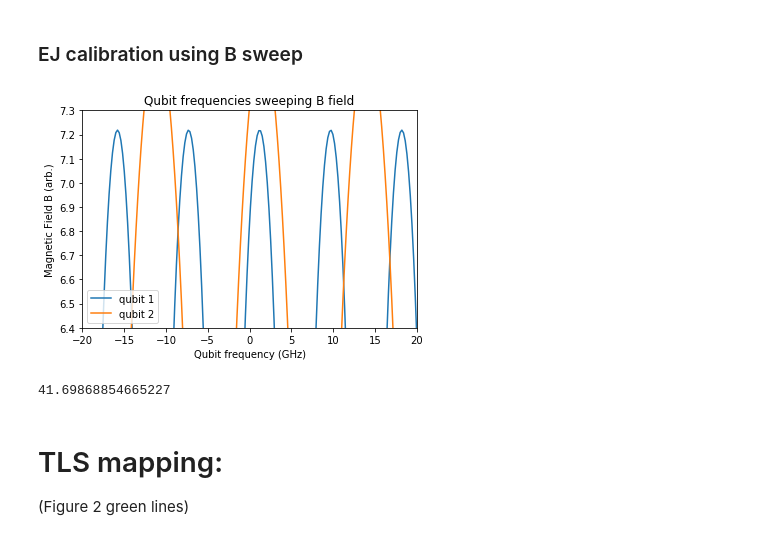
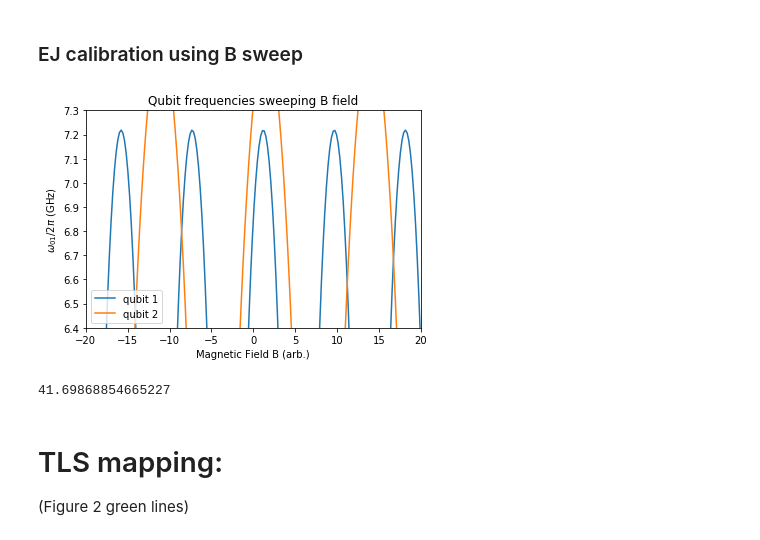
Before and after one commit to conniemiao/ele456_s2020, a Jupyter notebook: bishop_analysis.ipynb, the cells around one changed output. Cells and saved outputs as stored; diff of their text form; code cells hidden in the pictures.

```diff
--- a/bishop_analysis.ipynb
+++ b/bishop_analysis.ipynb
@@ -190,35 +135,37 @@ def projN(N, nkets, jkets):
 # Simple Josephson junction EJ calculation
 def getEJ(B, EJ_max, C, phi):
     return EJ_max*np.abs(np.cos(C*(B-phi)))
 arrB = np.linspace(-20, 20, num=200)
 
 EJ_max_q = [EJ_init/0.92, EJ_init/0.72]
 C_q = [0.37, 0.25]
 EJphi_q = [1.2, 1.5]
 
 arrW01_1 = []
 arrW01_2 = []
 
 for B in arrB:
     arrW01_1.append(getWij_full(0, 1, EC_q[0], getEJ(B, EJ_max_q[0], C_q[0], EJphi_q[0])))
     arrW01_2.append(getWij_full(0, 1, EC_q[1], getEJ(B, EJ_max_q[1], C_q[1], EJphi_q[1])))
 arrW01_1 = np.asarray(arrW01_1)
 arrW01_2 = np.asarray(arrW01_2)
 
 plt.plot(arrB, arrW01_1/(2*np.pi*GHz), label = "qubit 1")
 plt.plot(arrB, arrW01_2/(2*np.pi*GHz), label = "qubit 2")
 plt.ylim(6.4, 7.3)
 plt.xlim(-20, 20)
 plt.legend()
-plt.xlabel('Qubit frequency (GHz)')
-plt.ylabel('Magnetic Field B (arb.)')
+
+params = {'mathtext.default': 'regular'} # for matplotlib
+plt.xlabel('Magnetic Field B (arb.)')
+plt.ylabel(r'$\omega_{01} / 2\pi$ (GHz)')
 plt.title("Qubit frequencies sweeping B field")
 plt.show()
 
 bestEJ_q = [getEJ(8.6, EJ_max_q[0], C_q[0], EJphi_q[0]), getEJ(16.39, EJ_max_q[1], C_q[1], EJphi_q[1])]
 EJ_q = np.copy(bestEJ_q)
 print(EJ_q[0]/EC_q[0])
 # %% [output]
-[figure, old version]
+[figure, new version]
 41.69868854665227
 # %%
```
Also changed, not shown: parts of 11 cells of this notebook.
